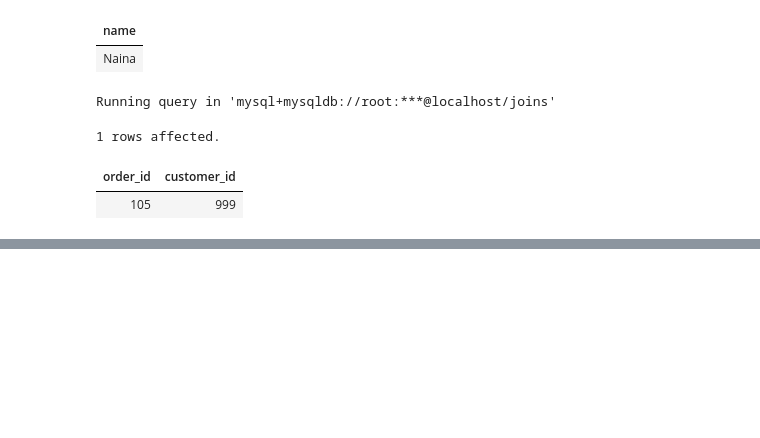
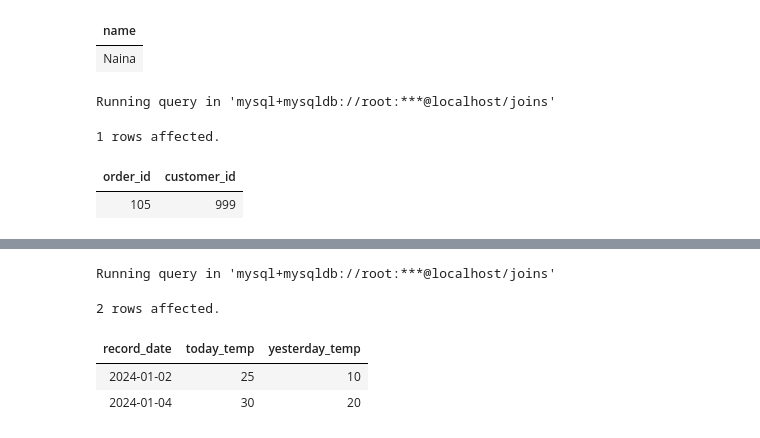
Before and after one commit to TheRajveerSingh/SQL-Journey-Basic-to-Advance, a Jupyter notebook: SQL-practice/MySQL/07_JOINSnotebook.ipynb, the cells around one changed output, grey strips where cells are left out. Drawn from its saved outputs; the diff is of its cells as text; code cells hidden in the pictures; blank space fills up the shorter version.

```diff
--- a/SQL-practice/MySQL/07_JOINSnotebook.ipynb
+++ b/SQL-practice/MySQL/07_JOINSnotebook.ipynb
@@ -522,0 +601,14 @@ Running query in 'mysql+mysqldb://root:***@localhost/joins'
+# %%
+%%sql
+# Q15: Find days where the temperature was higher than the previous calendar day's temperature
+# Use SELF JOIN with a non-equi date condition: join Weather to itself where one row's date is exactly one day before the other's (using DATEDIFF, not id-1, because of the Jan 5 gap)
+SELECT w1.record_date, w1.temperature AS today_temp, w2.temperature AS yesterday_temp
+FROM Weather w1
+INNER JOIN Weather w2 ON DATEDIFF(w1.record_date, w2.record_date) = 1
+WHERE w1.temperature > w2.temperature;
+# %% [output]
+Running query in 'mysql+mysqldb://root:***@localhost/joins'
+2 rows affected.
+| record_date | today_temp | yesterday_temp |
+| 2024-01-02 | 25 | 10 |
+| 2024-01-04 | 30 | 20 |
```
Also changed, not shown: parts of 6 cells of this notebook.
